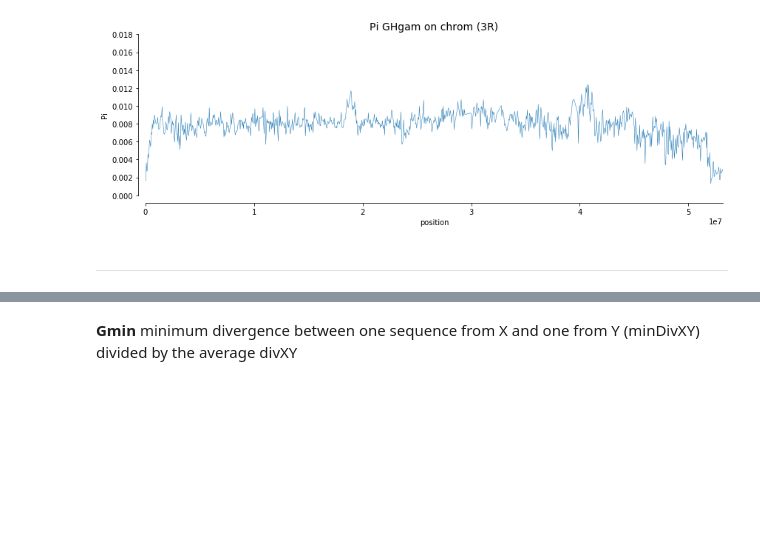
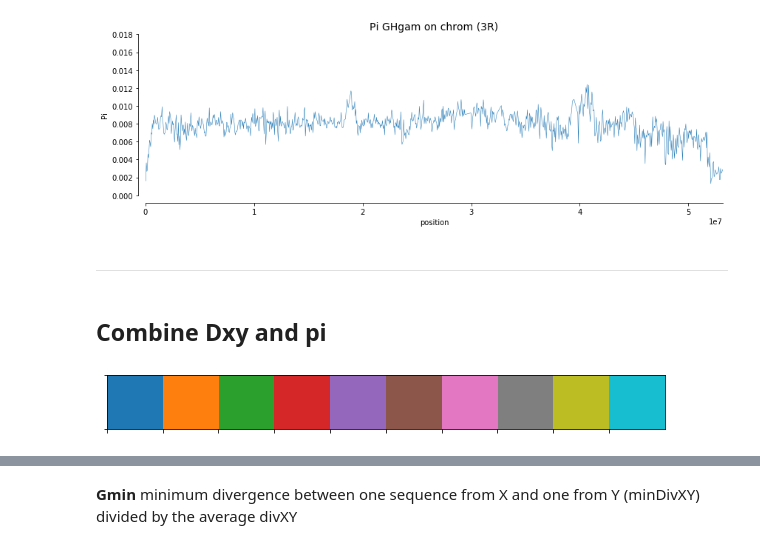
Before and after one commit to randomxsk8/notebooks, a Jupyter notebook: 2. Adaptive Introgression/09032019_Haplotype_sympatric_pop_statics.ipynb, the cells around one changed output, grey strips where cells are left out. Saved outputs shown, nothing was run; the diff lists cells and outputs as text; code cells hidden in the pictures; blank space fills up the shorter version.

```diff
--- a/2. Adaptive Introgression/09032019_Haplotype_sympatric_pop_statics.ipynb
+++ b/2. Adaptive Introgression/09032019_Haplotype_sympatric_pop_statics.ipynb
@@ -266,3 +269,10 @@ plot_pi('GHgam', '3R',  window_size=50000, min_n_bases=1000)
 [figure]
 # %% [markdown]
 -----------------------------------------
+# %% [markdown]
+## Combine Dxy and pi
+# %%
+palette = sns.color_palette()
+sns.palplot(palette)
+# %% [output]
+[figure, added]
```
Also changed, not shown: parts of 9 cells of this notebook, 2 other files.
